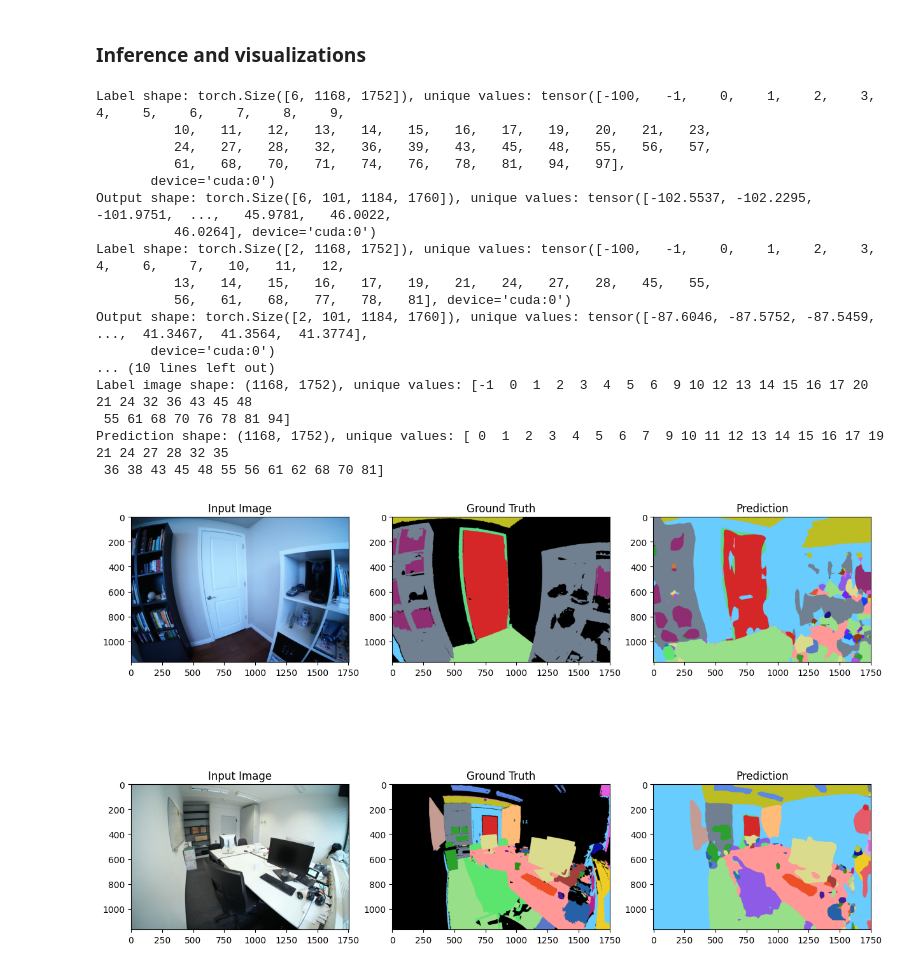
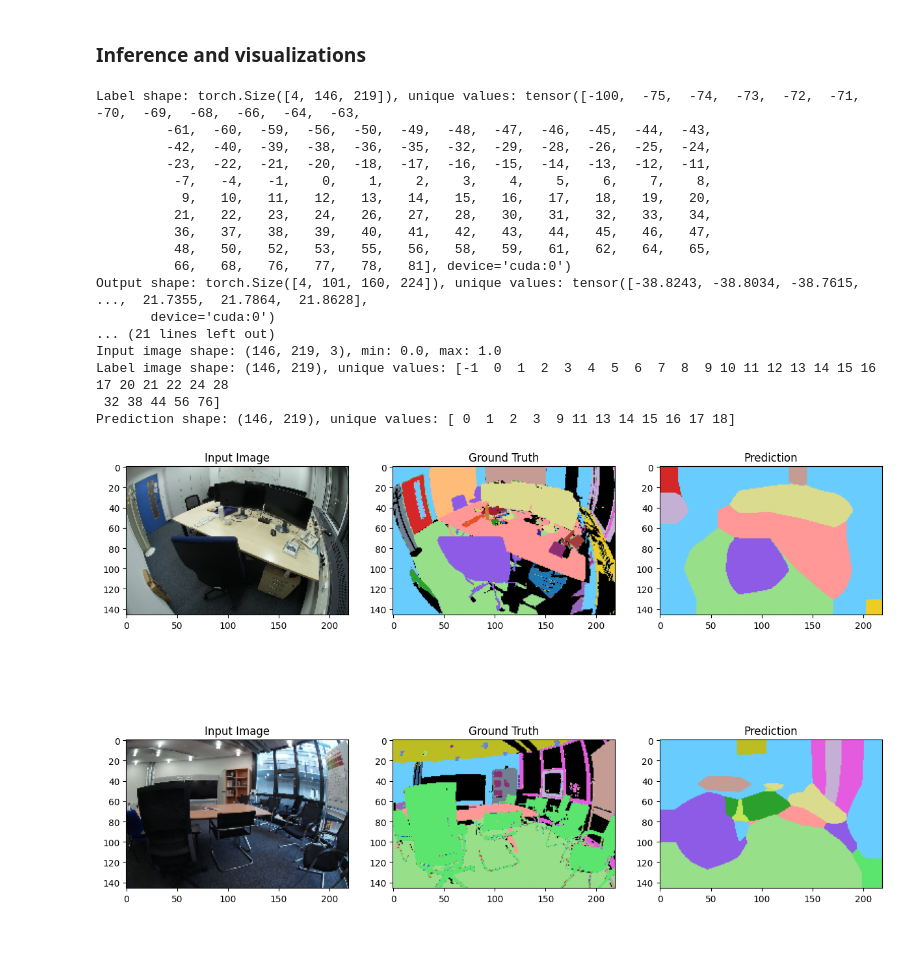
Before and after one commit to HUQiancheng/new-script, a Jupyter notebook: train.ipynb, the cells around one changed output. Drawn from its saved outputs; the diff is of its cells as text; code cells hidden in the pictures; blank space fills up the shorter version.

```diff
--- a/train.ipynb
+++ b/train.ipynb
@@ -35,7 +35,7 @@ val_split_file = 'dataset/splits/nvs_sem_val.txt'
 
 # Define the transforms
 transform = T.Compose([
-    Resize((1168, 1752)),  # Resize to fixed dimensions
+    Resize((146, 219)),  # Resize to fixed dimensions to 1/4 of original size
     ToTensor(),
     Normalize(mean=[0.485, 0.456, 0.406], std=[0.229, 0.224, 0.225])
 ])
@@ -45,8 +45,8 @@ transform = T.Compose([
 # Create datasets and dataloaders
 train_dataset = DSLRDataset(data_dir, train_split_file, transform=transform)
 val_dataset = DSLRDataset(data_dir, val_split_file, transform=transform)
-train_loader = DataLoader(train_dataset, batch_size=6, shuffle=True, num_workers=4)
-val_loader = DataLoader(val_dataset, batch_size=6, shuffle=True, num_workers=4)
+train_loader = DataLoader(train_dataset, batch_size=4, shuffle=True, num_workers=4)
+val_loader = DataLoader(val_dataset, batch_size=4, shuffle=False, num_workers=4)
 # %% [markdown]
 ### Visualize first
 # %%
@@ -102,8 +110,8 @@ Resuming training from epoch 500
 ### Train loop
 # %%
 # Training loop
-num_epochs = 600
-save_interval = 10  # Save a checkpoint every 5 epochs
+num_epochs = 200
+save_interval = 5  # Save a checkpoint every 5 epochs
 
 for epoch in range(start_epoch, num_epochs):
     model.train()
@@ -196,25 +202,25 @@ Training complete
 ### Inference and visualizations
 # %%
 # Inference and visualize predictions
-inference_checkpoint_path = os.path.join(checkpoint_dir, 'checkpoint_epoch_600.pth.tar')
-inputs, labels, predictions = inference(model, val_loader, device, num_samples=4)
+inference_checkpoint_path = os.path.join(checkpoint_dir, 'checkpoint_epoch_145.pth.tar')
+inputs, labels, predictions = inference(model, val_loader, device, num_samples=2)
 visualize_predictions(inputs, labels, predictions, palette_file='scripts/utils/palette_scannet200.txt')
 # %% [output]
-Label shape: torch.Size([6, 1168, 1752]), unique values: tensor([-100,   -1,    0,    1,    2,    3,    4,    5,    6,    7,    8,    9,
-          10,   11,   12,   13,   14,   15,   16,   17,   19,   20,   21,   23,
-          24,   27,   28,   32,   36,   39,   43,   45,   48,   55,   56,   57,
-          61,   68,   70,   71,   74,   76,   78,   81,   94,   97],
+Label shape: torch.Size([4, 146, 219]), unique values: tensor([-100,  -75,  -74,  -73,  -72,  -71,  -70,  -69,  -68,  -66,  -64,  -63,
+         -61,  -60,  -59,  -56,  -50,  -49,  -48,  -47,  -46,  -45,  -44,  -43,
+         -42,  -40,  -39,  -38,  -36,  -35,  -32,  -29,  -28,  -26,  -25,  -24,
+         -23,  -22,  -21,  -20,  -18,  -17,  -16,  -15,  -14,  -13,  -12,  -11,
+          -7,   -4,   -1,    0,    1,    2,    3,    4,    5,    6,    7,    8,
+           9,   10,   11,   12,   13,   14,   15,   16,   17,   18,   19,   20,
+          21,   22,   23,   24,   26,   27,   28,   30,   31,   32,   33,   34,
+          36,   37,   38,   39,   40,   41,   42,   43,   44,   45,   46,   47,
+          48,   50,   52,   53,   55,   56,   58,   59,   61,   62,   64,   65,
+          66,   68,   76,   77,   78,   81], device='cuda:0')
+Output shape: torch.Size([4, 101, 160, 224]), unique values: tensor([-38.8243, -38.8034, -38.7615,  ...,  21.7355,  21.7864,  21.8628],
        device='cuda:0')
-Output shape: torch.Size([6, 101, 1184, 1760]), unique values: tensor([-102.5537, -102.2295, -101.9751,  ...,   45.9781,   46.0022,
-          46.0264], device='cuda:0')
-Label shape: torch.Size([2, 1168, 1752]), unique values: tensor([-100,   -1,    0,    1,    2,    3,    4,    6,    7,   10,   11,   12,
-          13,   14,   15,   16,   17,   19,   21,   24,   27,   28,   45,   55,
-          56,   61,   68,   77,   78,   81], device='cuda:0')
-Output shape: torch.Size([2, 101, 1184, 1760]), unique values: tensor([-87.6046, -87.5752, -87.5459,  ...,  41.3467,  41.3564,  41.3774],
-       device='cuda:0')
-... (10 lines left out)
-Label image shape: (1168, 1752), unique values: [-1  0  1  2  3  4  5  6  9 10 12 13 14 15 16 17 20 21 24 32 36 43 45 48
- 55 61 68 70 76 78 81 94]
-Prediction shape: (1168, 1752), unique values: [ 0  1  2  3  4  5  6  7  9 10 11 12 13 14 15 16 17 19 21 24 27 28 32 35
- 36 38 43 45 48 55 56 61 62 68 70 81]
+... (21 lines left out)
+Input image shape: (146, 219, 3), min: 0.0, max: 1.0
+Label image shape: (146, 219), unique values: [-1  0  1  2  3  4  5  6  7  8  9 10 11 12 13 14 15 16 17 20 21 22 24 28
+ 32 38 44 56 76]
+Prediction shape: (146, 219), unique values: [ 0  1  2  3  9 11 13 14 15 16 17 18]
-[figure, old version]
+[figure, new version]
```
Also changed, not shown: parts of 6 cells of this notebook, 22 other files.
